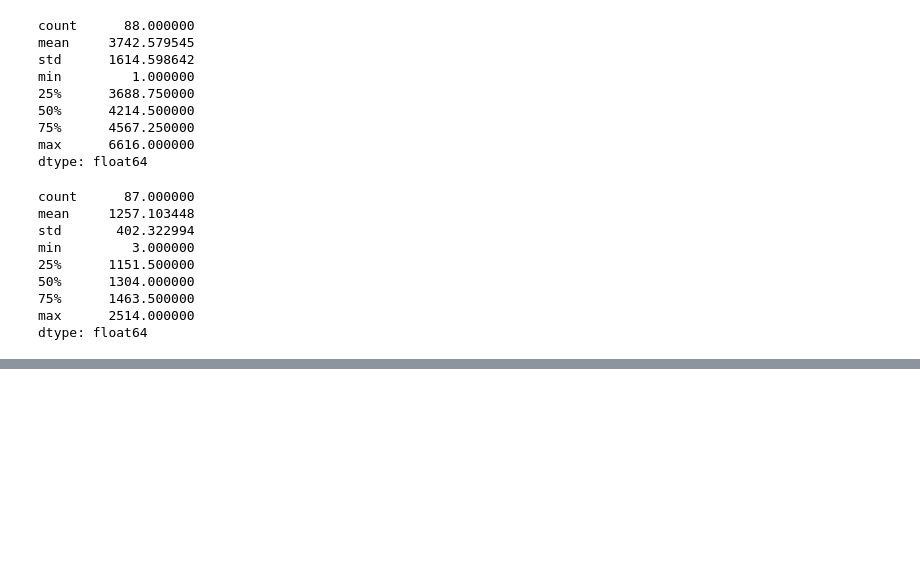
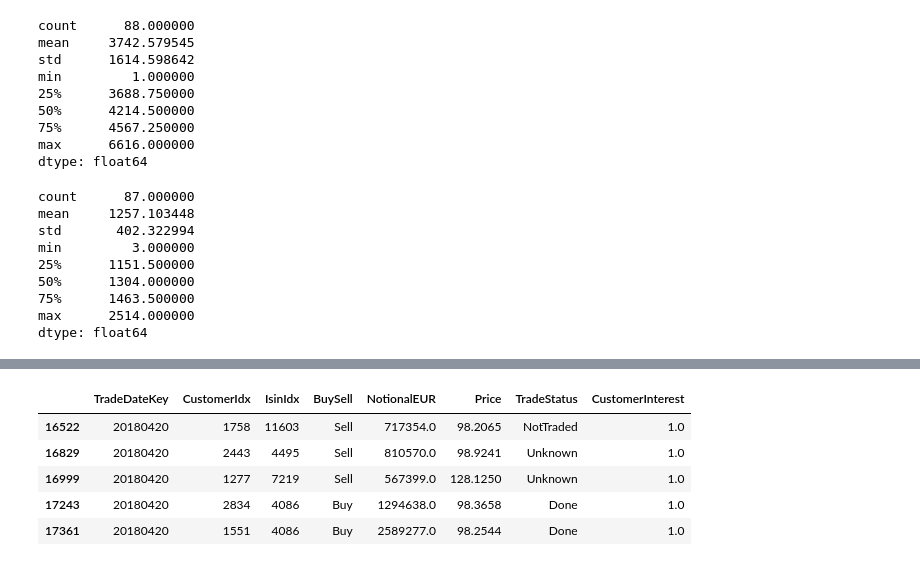
Before and after one commit to Robert-Aduviri/DSG-2018-Qualifiers, a Jupyter notebook: notebooks/robert/RA-01-EDA.ipynb, the cells around one changed output, grey strips where cells are left out. Saved outputs shown, nothing was run; the diff lists cells and outputs as text; code cells hidden in the pictures; blank space fills up the shorter version.

```diff
--- a/notebooks/robert/RA-01-EDA.ipynb
+++ b/notebooks/robert/RA-01-EDA.ipynb
@@ -814,0 +939,9 @@ dtype: float64
+# %%
+previous_friday.head()
+# %% [output]
+|  | TradeDateKey | CustomerIdx | IsinIdx | BuySell | NotionalEUR | Price | TradeStatus | CustomerInterest |
+| 16522 | 20180420 | 1758 | 11603 | Sell | 717354.0 | 98.2065 | NotTraded | 1.0 |
+| 16829 | 20180420 | 2443 | 4495 | Sell | 810570.0 | 98.9241 | Unknown | 1.0 |
+| 16999 | 20180420 | 1277 | 7219 | Sell | 567399.0 | 128.1250 | Unknown | 1.0 |
+| 17243 | 20180420 | 2834 | 4086 | Buy | 1294638.0 | 98.3658 | Done | 1.0 |
+| 17361 | 20180420 | 1551 | 4086 | Buy | 2589277.0 | 98.2544 | Done | 1.0 |
```
Also changed, not shown: parts of 29 cells of this notebook, 3 other files.
